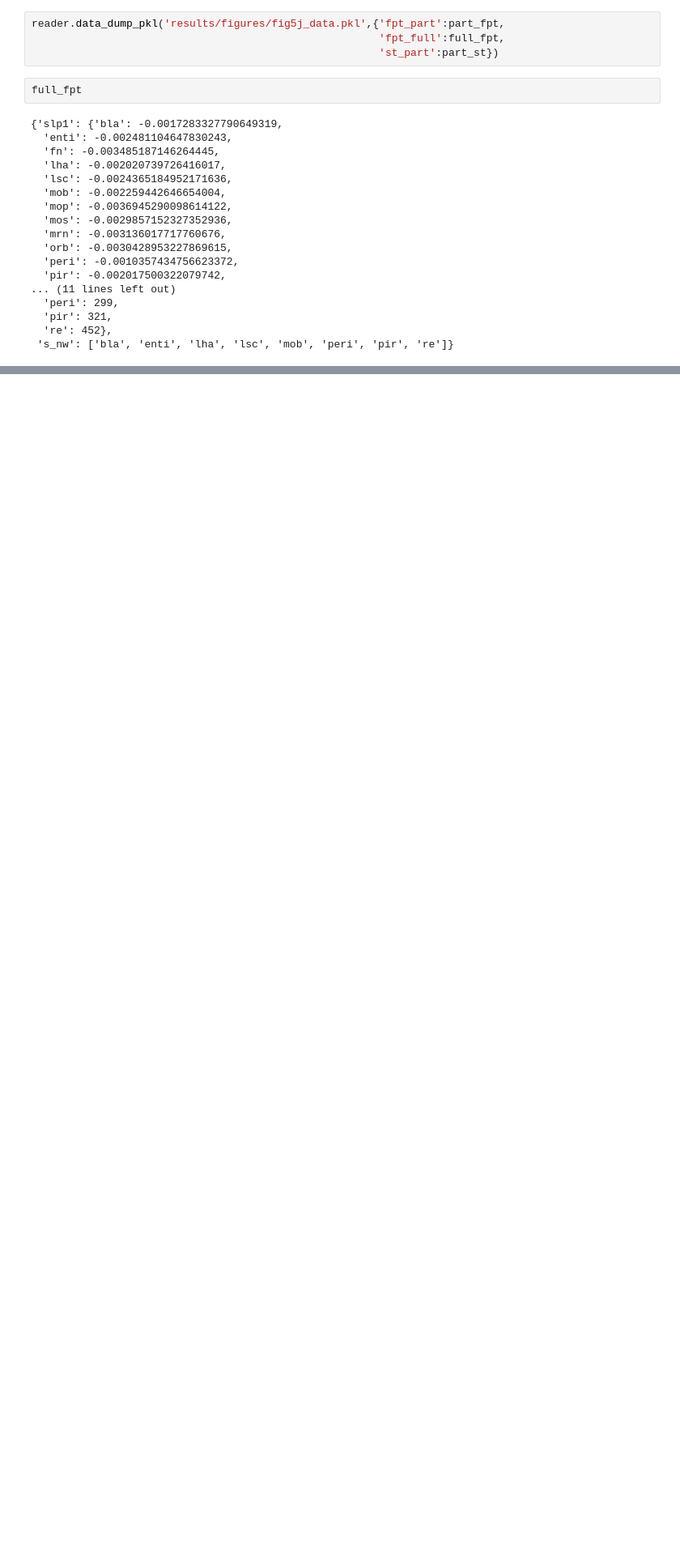
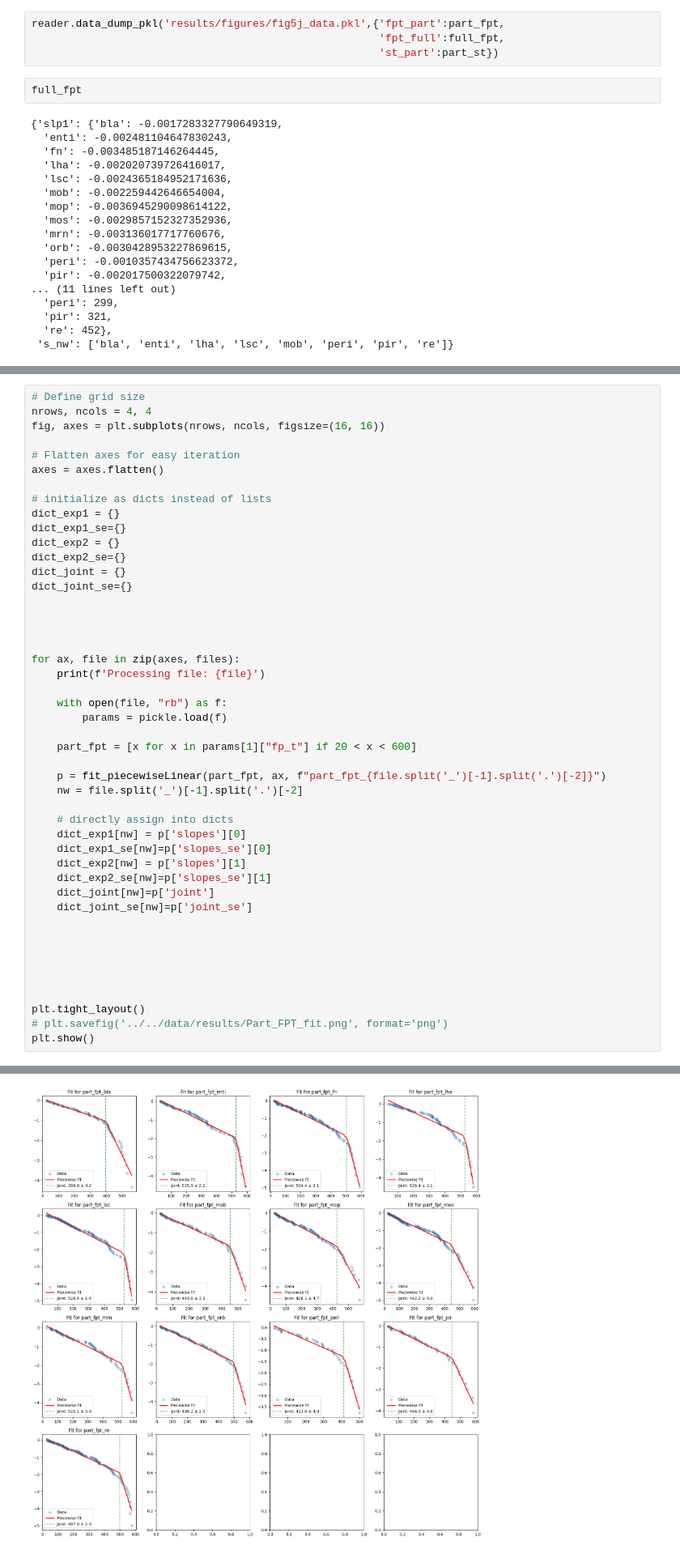
Before and after one commit to csndl-iitd/srg-tes-epilepsy-models, a Jupyter notebook: analysis/notebooks/Analyse Fit Fpt St Error.ipynb, the cells around one changed output, grey strips where cells are left out. Shown at 81% size. Drawn from its saved outputs; the diff is of its cells as text; blank space fills up the shorter version.

```diff
--- a/analysis/notebooks/Analyse Fit Fpt St Error.ipynb
+++ b/analysis/notebooks/Analyse Fit Fpt St Error.ipynb
@@ -493,0 +576,47 @@ full_fpt
+# %%
+# Define grid size
+nrows, ncols = 4, 4
+fig, axes = plt.subplots(nrows, ncols, figsize=(16, 16))
+
+# Flatten axes for easy iteration
+axes = axes.flatten()
+
+# initialize as dicts instead of lists
+dict_exp1 = {}
+dict_exp1_se={}
+dict_exp2 = {}
+dict_exp2_se={}
+dict_joint = {}
+dict_joint_se={}
+
+
+
+
+for ax, file in zip(axes, files):
+    print(f'Processing file: {file}')
+
+    with open(file, "rb") as f:
+        params = pickle.load(f)
+
+    part_fpt = [x for x in params[1]["fp_t"] if 20 < x < 600]
+
+    p = fit_piecewiseLinear(part_fpt, ax, f"part_fpt_{file.split('_')[-1].split('.')[-2]}")
+    nw = file.split('_')[-1].split('.')[-2]
+
+    # directly assign into dicts
+    dict_exp1[nw] = p['slopes'][0]
+    dict_exp1_se[nw]=p['slopes_se'][0]
+    dict_exp2[nw] = p['slopes'][1]
+    dict_exp2_se[nw]=p['slopes_se'][1]
+    dict_joint[nw]=p['joint']
+    dict_joint_se[nw]=p['joint_se']
+
+
+
+
+
+
+plt.tight_layout()
+# plt.savefig('../../data/results/Part_FPT_fit.png', format='png')
+plt.show()
+# %% [output]
@@ -493,0 +640 @@ full_fpt
+[figure, added]
```
Also changed, not shown: parts of 16 cells of this notebook, 2 other files.
